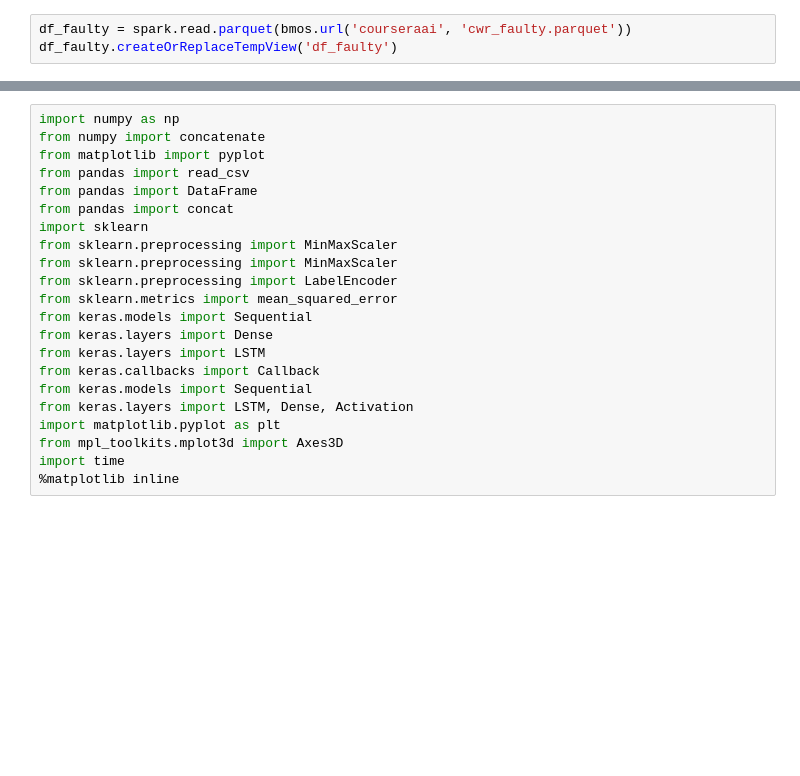
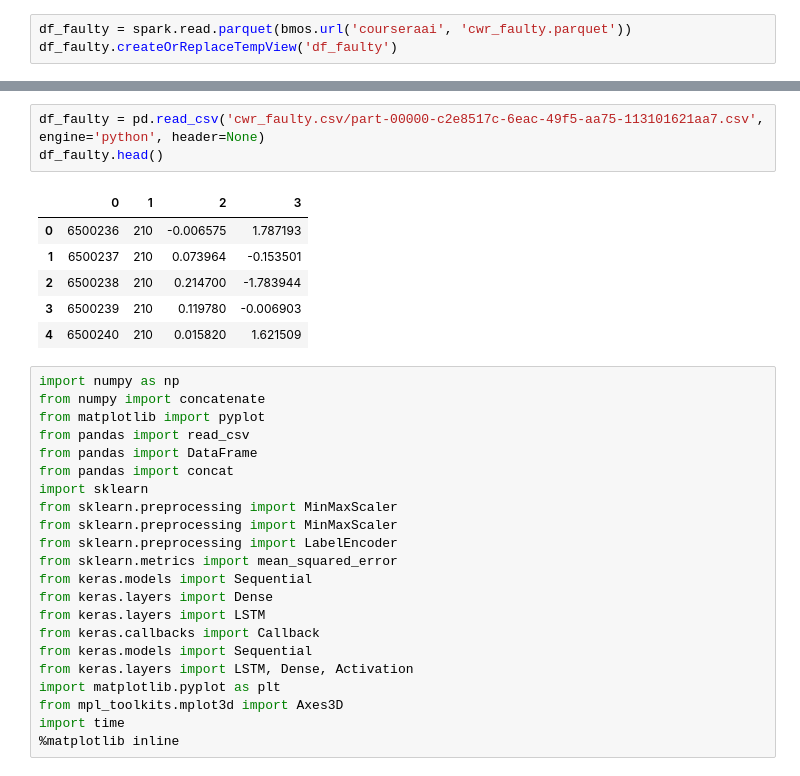
Before and after one commit to romeokienzler/ibm-developer, a Jupyter notebook: coursera/ai/week3/cwr_keras.ipynb, the cells around one changed output, grey strips where cells are left out. Drawn from its saved outputs; the diff is of its cells as text; blank space fills up the shorter version.

```diff
--- a/coursera/ai/week3/cwr_keras.ipynb
+++ b/coursera/ai/week3/cwr_keras.ipynb
@@ -26,3 +66,13 @@ df_faulty.createOrReplaceTempView('df_faulty')
+# %%
+df_faulty = pd.read_csv('cwr_faulty.csv/part-00000-c2e8517c-6eac-49f5-aa75-113101621aa7.csv', engine='python', header=None)
+df_faulty.head()
+# %% [output]
+|  | 0 | 1 | 2 | 3 |
+| 0 | 6500236 | 210 | -0.006575 | 1.787193 |
+| 1 | 6500237 | 210 | 0.073964 | -0.153501 |
+| 2 | 6500238 | 210 | 0.214700 | -1.783944 |
+| 3 | 6500239 | 210 | 0.119780 | -0.006903 |
+| 4 | 6500240 | 210 | 0.015820 | 1.621509 |
 # %%
 import numpy as np
 from numpy import concatenate
```
Also changed, not shown: parts of 15 cells of this notebook.
